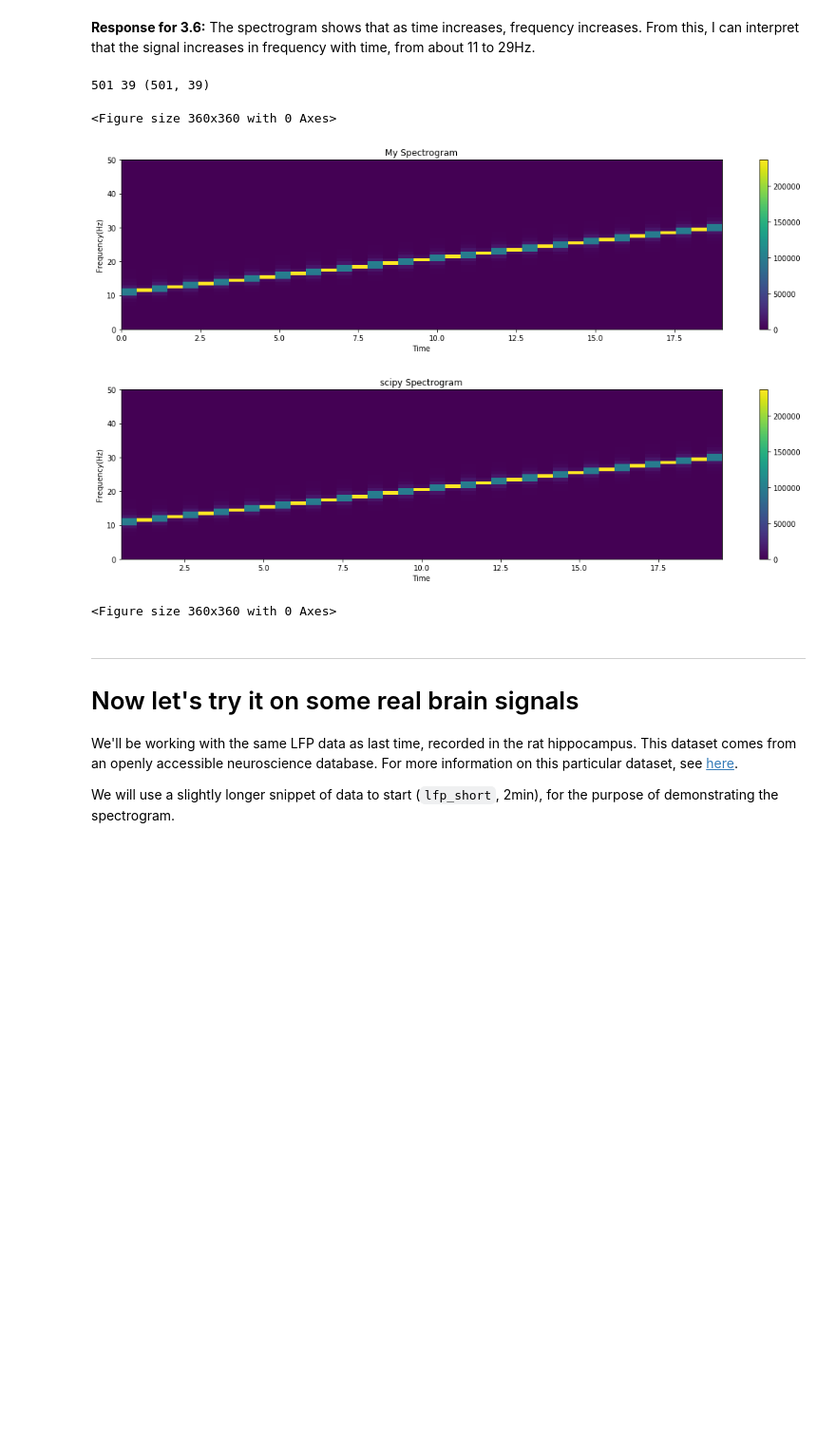
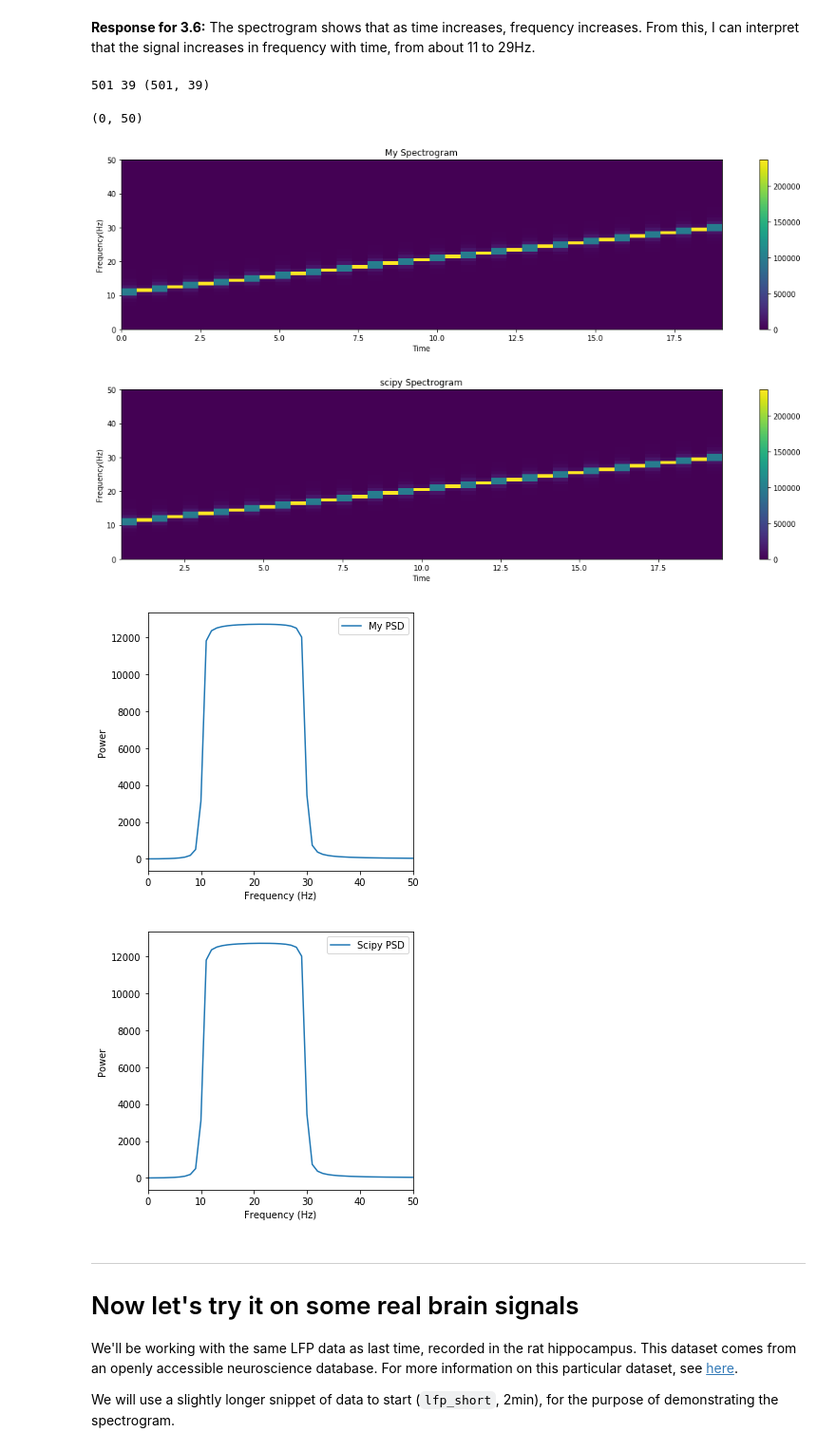
Before and after one commit to ylc020/COGS118C, a Jupyter notebook: Assignments/A3-TimeFrequencyFiltering.ipynb, the cells around one changed output. Shown: that part at 95% size. Cells and saved outputs as stored; diff of their text form; code cells hidden in the pictures; blank space fills up the shorter version.

```diff
--- a/Assignments/A3-TimeFrequencyFiltering.ipynb
+++ b/Assignments/A3-TimeFrequencyFiltering.ipynb
@@ -318,30 +318,50 @@ def my_stft(data, fs, len_win, len_overlap):
 # %%
 len_win = 1.
 len_overlap = 0.5
 
 # computing and plotting your spectrogram
 f_stft, t_stft, stft = my_stft(sig, fs, len_win, len_overlap) #_YOUR_CODE_HERE
 print(len(f_stft), len(t_stft), stft.shape) # print the shape of the STFT to confirm it is the right dimensions
 spg = np.abs(stft)**2 #_YOUR_CODE_HERE
 plot_spectrogram(spg, t_stft, f_stft, freq_lims=[0,50], plot_db=False)
 plt.title('My Spectrogram')
 
 # I compute the spectrogram using scipy and plot it for you
 f_sp, t_sp, spg_sp = signal.spectrogram(sig, fs, window='rect', nperseg=int(fs*len_win), noverlap=int(fs*len_overlap), detrend=False)
 # I undo scipy's normalization for you so they will look the same
 spg_sp = spg_sp*fs**2*len_win/2
 plot_spectrogram(spg_sp, t_sp, f_sp, freq_lims=[0,50], plot_db=False)
 plt.title('scipy Spectrogram');
 
 # computing and plotting your PSDs
 plt.figure(figsize=(5,5))
 #_YOUR_CODE_HERE
+my_psd = []
+for i in range(spg.shape[0]):
+    avg = spg[i].mean()
+    my_psd.append(avg)
+sp_psd = []
+for j in range(spg_sp.shape[0]):
+    avg = spg_sp[j].mean()
+    sp_psd.append(avg)
+plt.plot(f_stft, my_psd, label = 'My PSD')
+plt.xlim(0, 50)
+plt.xlabel('Frequency (Hz)'); plt.ylabel('Power')
+plt.legend()
+
+
+plt.figure(figsize=(5,5))
+plt.plot(f_stft, sp_psd, label = 'Scipy PSD')
+plt.xlabel('Frequency (Hz)'); plt.ylabel('Power')
+plt.legend()
+plt.xlim(0, 50)
 # %% [output]
 501 39 (501, 39)
-<Figure size 360x360 with 0 Axes>
+(0, 50)
 [figure]
 [figure]
-<Figure size 360x360 with 0 Axes>
+[figure, added]
+[figure, added]
 # %% [markdown]
 ---
 # Now let's try it on some real brain signals
```
Also changed, not shown: parts of 2 cells of this notebook.
